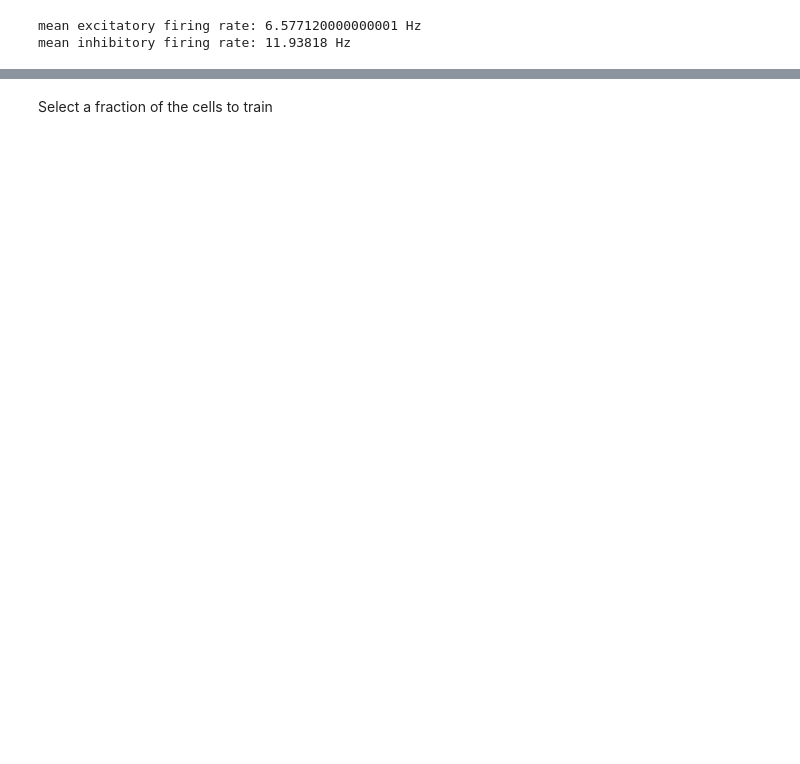
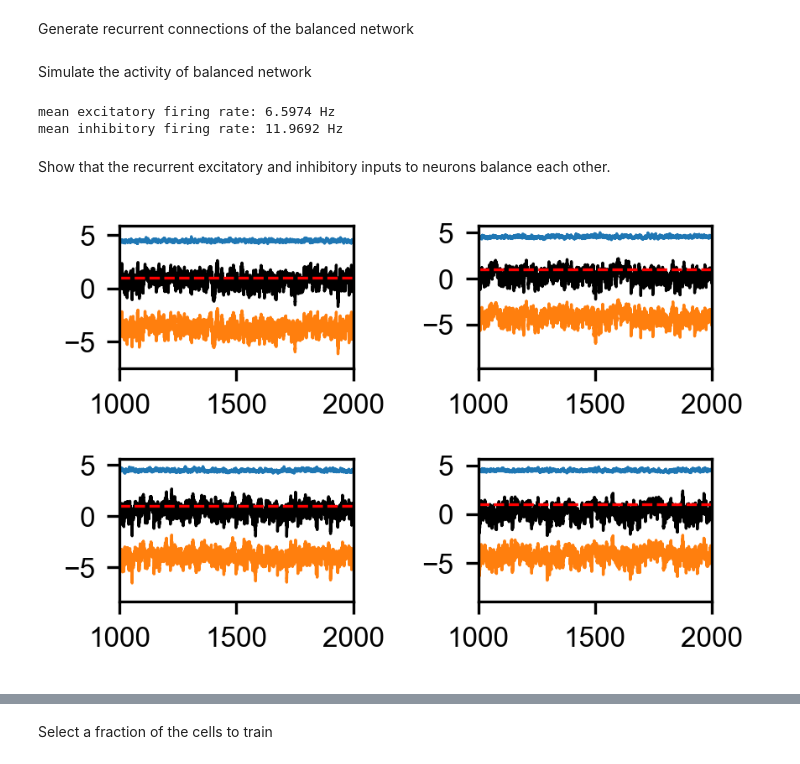
Before and after one commit to chrismkkim/TutorialCNS2025, a Jupyter notebook: train_random_network-workshop.ipynb, the cells around one changed output, grey strips where cells are left out. Saved outputs shown, nothing was run; the diff lists cells and outputs as text; code cells hidden in the pictures; blank space fills up the shorter version.

Commit message:
balanced model ver1 5/8/2025
balanced model ver1 5/8/2025

```diff
--- a/train_random_network-workshop.ipynb
+++ b/train_random_network-workshop.ipynb
@@ -44 +44,3 @@ paramType(2000.0, 50, 0.05, 0.04, 0.04, 0.04, 0.04, 1.0, 8.0, 0.7296, 20.0, 200,
+# %% [markdown]
+Generate recurrent connections of the balanced network
 # %%
@@ -46,9 +49,29 @@ paramType(2000.0, 50, 0.05, 0.04, 0.04, 0.04, 0.04, 1.0, 8.0, 0.7296, 20.0, 200,
 include("src_balanced/genWeights.jl")
 w0Index, w0Weights, nc0 = genWeights(p);
+# %% [markdown]
+Simulate the activity of balanced network
 # %%
+# Simulate the neural activity of the balanced network
 include("src_balanced/runinitial.jl")
-
-times, ns0, uavg = runinitial(p, w0Index, w0Weights, nc0);
+times, ns0, uavg, synExc, synInh = runinitial(p, w0Index, w0Weights, nc0);
 # %% [output]
-mean excitatory firing rate: 6.577120000000001 Hz
-mean inhibitory firing rate: 11.93818 Hz
+mean excitatory firing rate: 6.5974 Hz
+mean inhibitory firing rate: 11.9692 Hz
+# %% [markdown]
+Show that the recurrent excitatory and inhibitory inputs to neurons balance each other.
+# %%
+timev = collect(p.dt:p.dt:p.train_duration)
+figure(figsize=(3,2))
+for ci = 1:4
+    subplot(2,2,ci)
+    synNet = synExc[ci,:] .+ synInh[ci,:]
+    plot(timev, synExc[ci,:], lw=0.8)
+    plot(timev, synInh[ci,:], lw=0.8)
+    plot(timev, synNet, lw=0.8, c="k")
+    axhline(1, color="r", linestyle="--", lw=0.8)
+    xlim([1000,2000])
+end
+tight_layout()
+PyPlot.display_figs()
+# %% [output]
+[figure, added]
```
Also changed, not shown: parts of 28 cells of this notebook, 42 other files.
